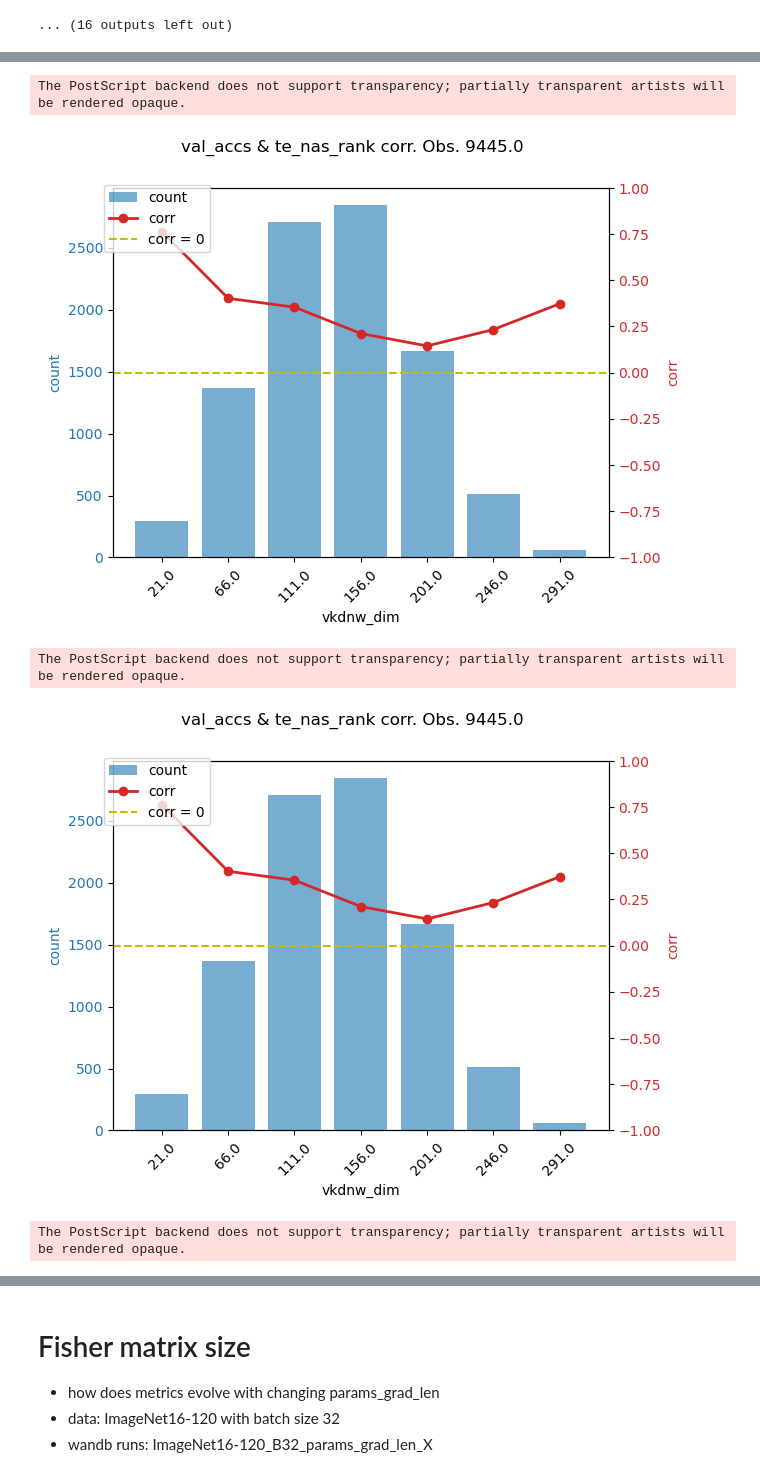
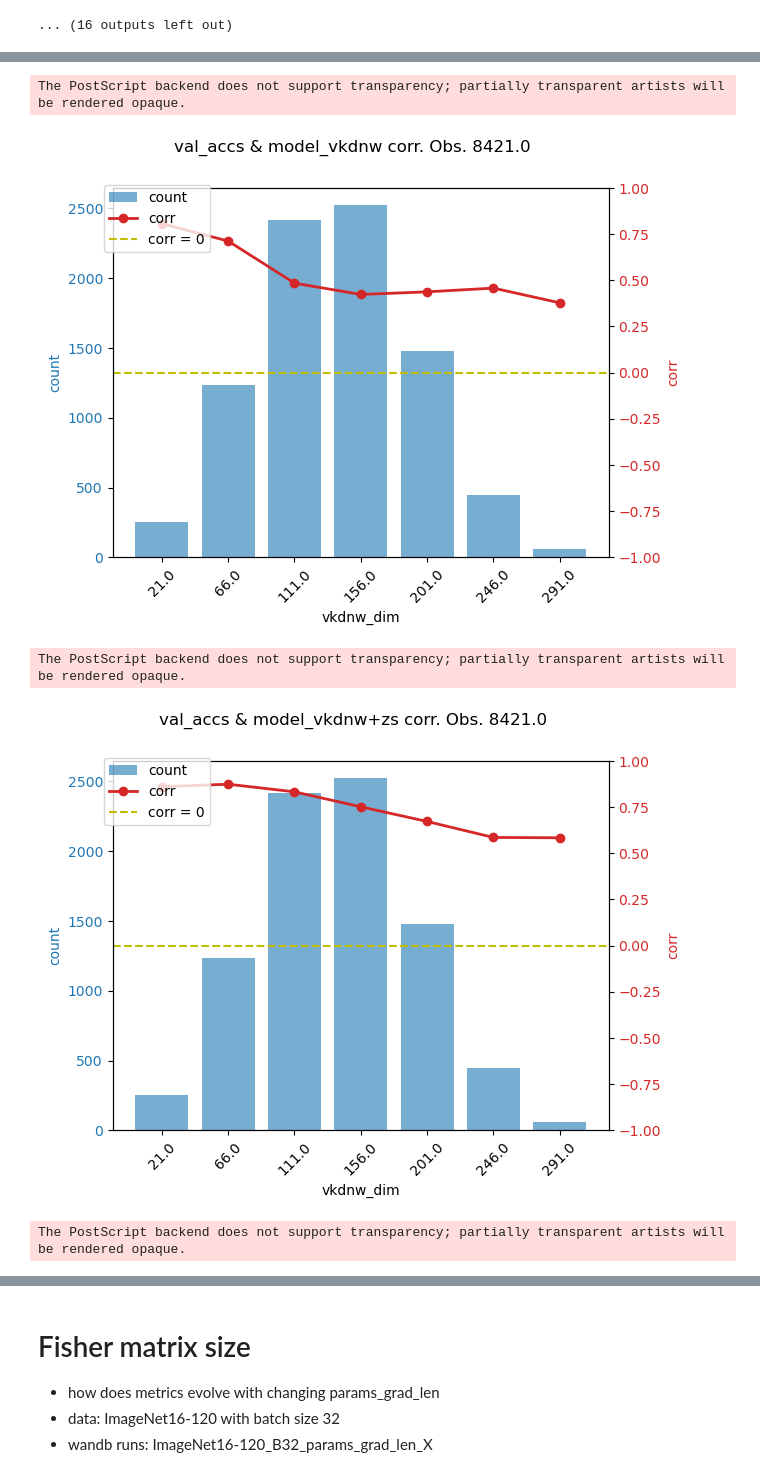
Before and after one commit to ondratybl/VKDNW, a Jupyter notebook: NB201/tss_analyze.ipynb, the cells around one changed output, grey strips where cells are left out. Cells and saved outputs as stored; diff of their text form; code cells hidden in the pictures.

```diff
--- a/NB201/tss_analyze.ipynb
+++ b/NB201/tss_analyze.ipynb
@@ -237,35 +237,35 @@ else:
             results_temp = results.loc[results['seed'] == seed, :].copy()
             results_temp = results_temp.apply(lambda x: x.replace(-np.inf, x[x != -np.inf].min()))
             results_temp = results_temp.apply(lambda x: x.replace(np.inf, x[x != np.inf].max()))
             for model_name, pred_list in pred_lists.items():
 
                 train_df, test_df = train_test_split(results_temp, test_size=1 - (1024 / results_temp.shape[0]), random_state=seed)
                 model = Pipeline([
                     ('scaler', StandardScaler()),           # Step 1: Standardize features
                     ('regressor', RandomForestRegressor(n_estimators=300))  # Step 2: Train RandomForestRegressor
                 ])
                 model.fit(train_df[pred_list], train_df[target])
                 test_df['pred_' + model_name] = model.predict(test_df[pred_list])
                 log_train_temp = pd.DataFrame(get_metrics(test_df, 'pred_' + model_name, show_plot=False))
                 log_train_temp['train_size'] = train_size
 
                 if log_train is None:
                     log_train = log_train_temp.copy()
                 else:
                     log_train = pd.concat([log_train, log_train_temp.copy()], ignore_index=True)
 
-                    if seed == min(results['seed'].unique()):
-                        plot_stats(get_stats(results_temp, 'vkdnw_dim', target, zero_cost_rank), 'vkdnw_dim', target, zero_cost_rank, f'{dataset}_{train_size}_{model_name}')
+                if seed == min(results['seed'].unique()):
+                    plot_stats(get_stats(test_df, 'vkdnw_dim', target, 'pred_' + model_name), 'vkdnw_dim', target, model_name, f'{dataset}_{train_size}_{model_name}')
 
     log_train = log_train.groupby(['pred_name', 'train_size'], as_index=False).agg(['mean', 'std']).reset_index()
     log_train['dataset'] = dataset
     log_train['no_seeds'] = len(results['seed'].unique())
     log_train['archs_filtered'] = str(compute_graf)
     log_train
 # %% [output]
 Graf prediction.
 The PostScript backend does not support transparency; partially transparent artists will be rendered opaque.
-[figure, old version]
+[figure, new version]
 The PostScript backend does not support transparency; partially transparent artists will be rendered opaque.
-[figure, old version]
+[figure, new version]
 The PostScript backend does not support transparency; partially transparent artists will be rendered opaque.
```
Also changed, not shown: parts of 1 cell of this notebook, 2 other files.
